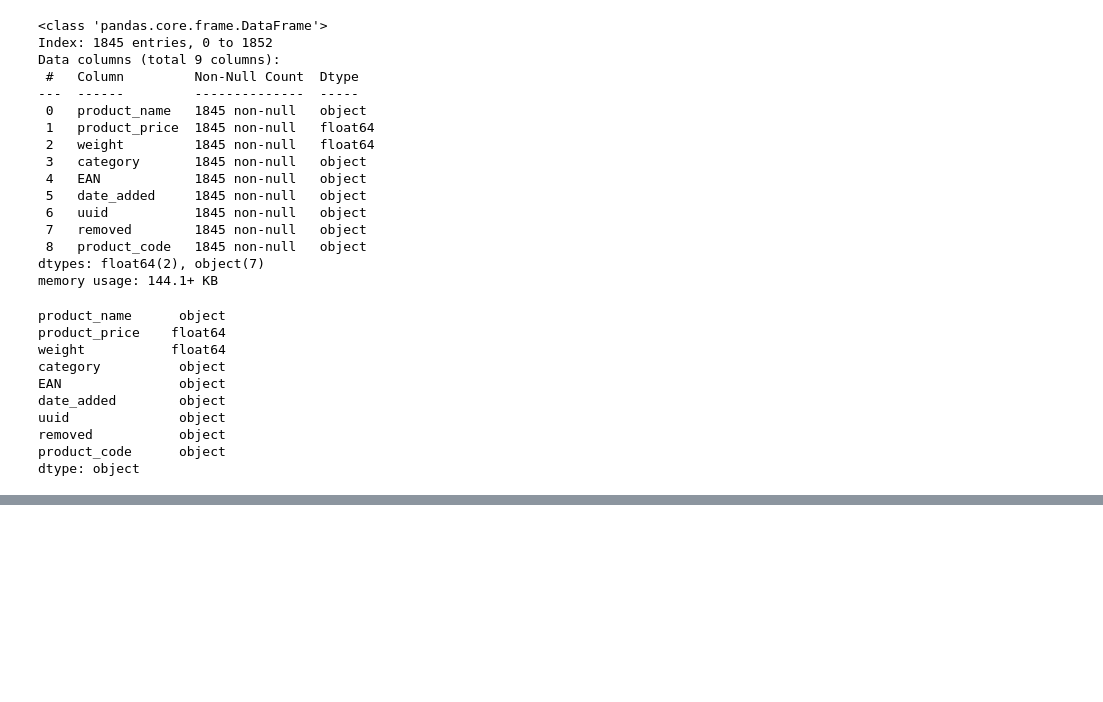
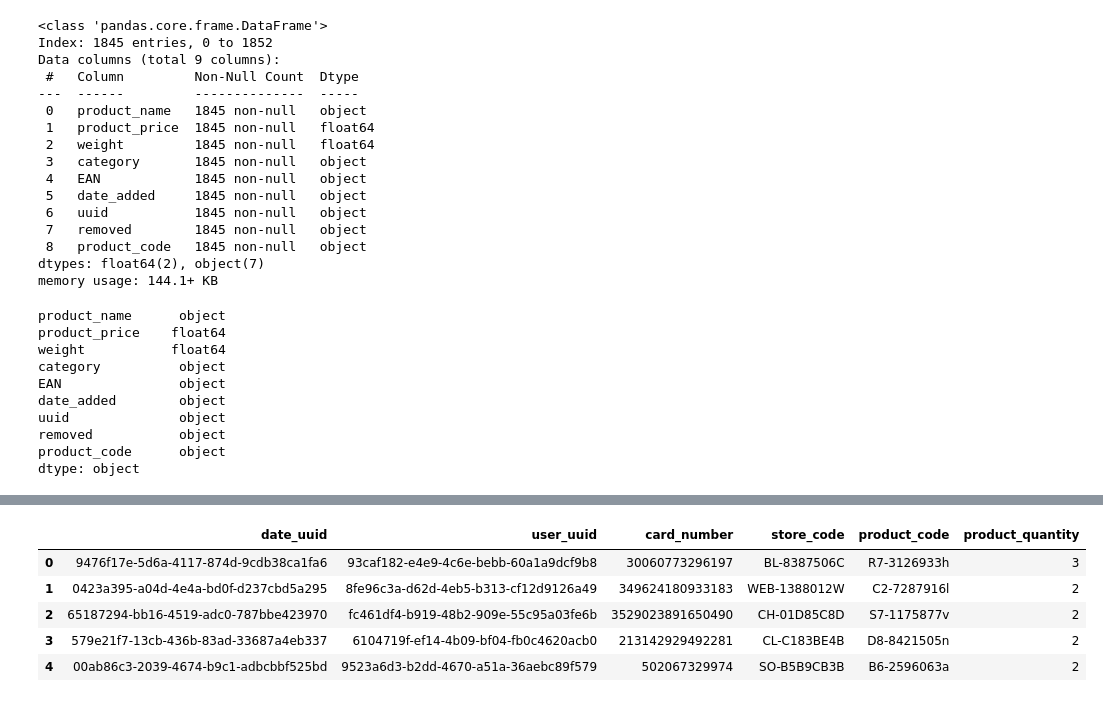
Before and after one commit to ndjogo/Multinational-Retail-Data-Centralisation, a Jupyter notebook: data_extraction.ipynb, the cells around one changed output, grey strips where cells are left out. Saved outputs shown, nothing was run; the diff lists cells and outputs as text; code cells hidden in the pictures; blank space fills up the shorter version.

```diff
--- a/data_extraction.ipynb
+++ b/data_extraction.ipynb
@@ -519,0 +580,12 @@ datetime.date(2000, 10, 16)
+# %%
+from data_extraction import *
+from data_cleaning import *
+from database_utils import *
+
+
+if __name__ == '__main__':
+    database_connector = DatabaseConnector_postgres()
+    existing_tables = database_connector.list_db_tables()
+    print(existing_tables)
+    data_extractor = DataExtractor()
+    table_data = data_extractor.read_rds_tables_postgress(database_connector).iloc[:,1:]
@@ -519,0 +602,11 @@ datetime.date(2000, 10, 16)
+# %%
+table_data = table_data.drop(['first_name', 'last_name','index', '1'], axis = 1)
+# %%
+table_data.head()
+# %% [output]
+|  | date_uuid | user_uuid | card_number | store_code | product_code | product_quantity |
+| 0 | 9476f17e-5d6a-4117-874d-9cdb38ca1fa6 | 93caf182-e4e9-4c6e-bebb-60a1a9dcf9b8 | 30060773296197 | BL-8387506C | R7-3126933h | 3 |
+| 1 | 0423a395-a04d-4e4a-bd0f-d237cbd5a295 | 8fe96c3a-d62d-4eb5-b313-cf12d9126a49 | 349624180933183 | WEB-1388012W | C2-7287916l | 2 |
+| 2 | 65187294-bb16-4519-adc0-787bbe423970 | fc461df4-b919-48b2-909e-55c95a03fe6b | 3529023891650490 | CH-01D85C8D | S7-1175877v | 2 |
+| 3 | 579e21f7-13cb-436b-83ad-33687a4eb337 | 6104719f-ef14-4b09-bf04-fb0c4620acb0 | 213142929492281 | CL-C183BE4B | D8-8421505n | 2 |
+| 4 | 00ab86c3-2039-4674-b9c1-adbcbbf525bd | 9523a6d3-b2dd-4670-a51a-36aebc89f579 | 502067329974 | SO-B5B9CB3B | B6-2596063a | 2 |
```
Also changed, not shown: parts of 14 cells of this notebook.
